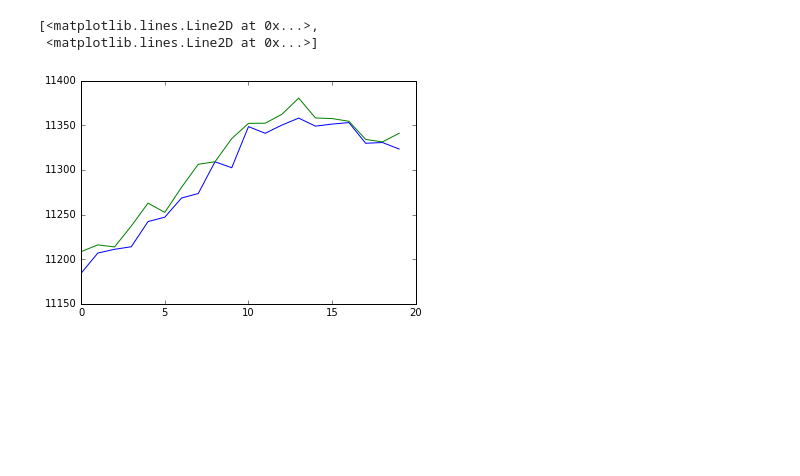
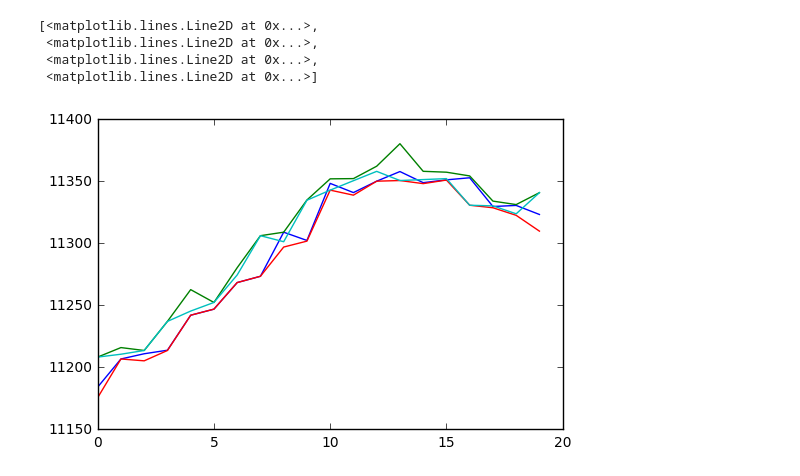
Before and after one commit to haretaro/ichiyo, a Jupyter notebook: net/train.ipynb, the cells around one changed output. Saved outputs shown, nothing was run; the diff lists cells and outputs as text; code cells hidden in the pictures; blank space fills up the shorter version.

```diff
--- a/net/train.ipynb
+++ b/net/train.ipynb
@@ -24,23 +24,25 @@ xp = cuda.cupy if use_gpu is True else np
 # %%
 raw_data = []
 f = open('nikkei5min.csv','r')
 data = csv.reader(f, delimiter=',')
 for row in data:
     if row[7] == "":
         continue
-    raw_data.append([row[2], row[3]])
+    raw_data.append([row[2], row[3], row[4], row[5]])
 raw_data = np.asarray(raw_data, dtype=np.float32)
 data_x = raw_data[:-1]
 data_y = raw_data[1:]
 train_data_x, test_data_x = data_x[:int(len(data_x) * 0.8)], data_x[:int(len(data_x) * 0.2)]
 train_data_y, test_data_y = data_y[:int(len(data_y) * 0.8)], data_y[:int(len(data_y) * 0.2)]
 
 #plt.plot(train_data_x[:20])
 plt.plot(train_data_y[:20])
 # %% [output]
 [<matplotlib.lines.Line2D at 0x...>,
+ <matplotlib.lines.Line2D at 0x...>,
+ <matplotlib.lines.Line2D at 0x...>,
  <matplotlib.lines.Line2D at 0x...>]
-[figure, old version]
+[figure, new version]
 # %%
 plt.plot(test_data_x)
 plt.plot(test_data_y)
```
Also changed, not shown: parts of 10 cells of this notebook.
